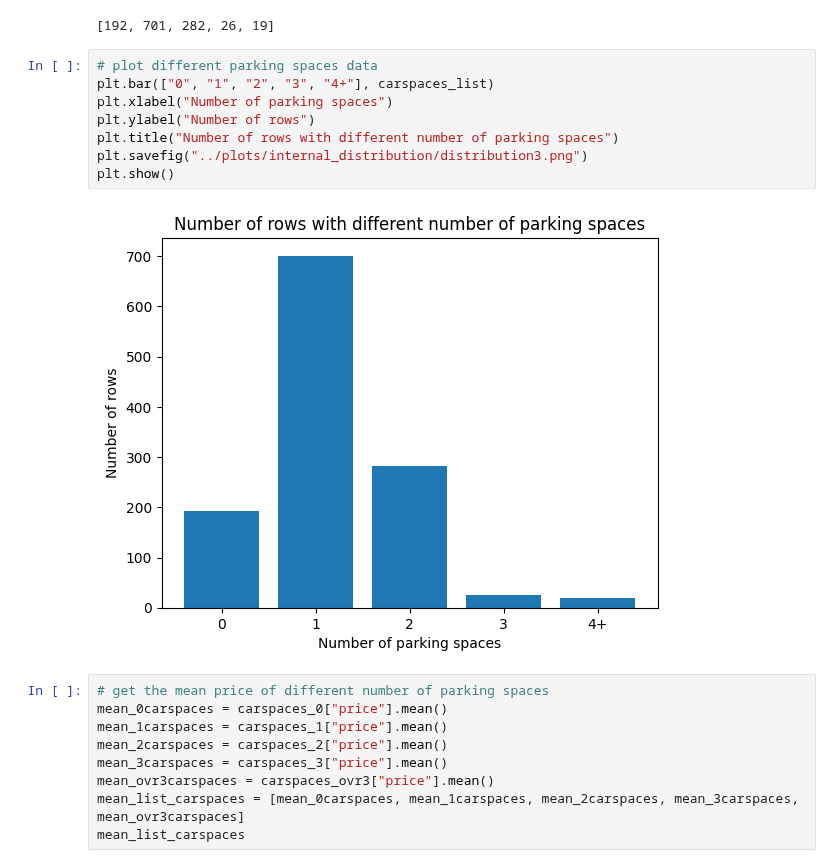
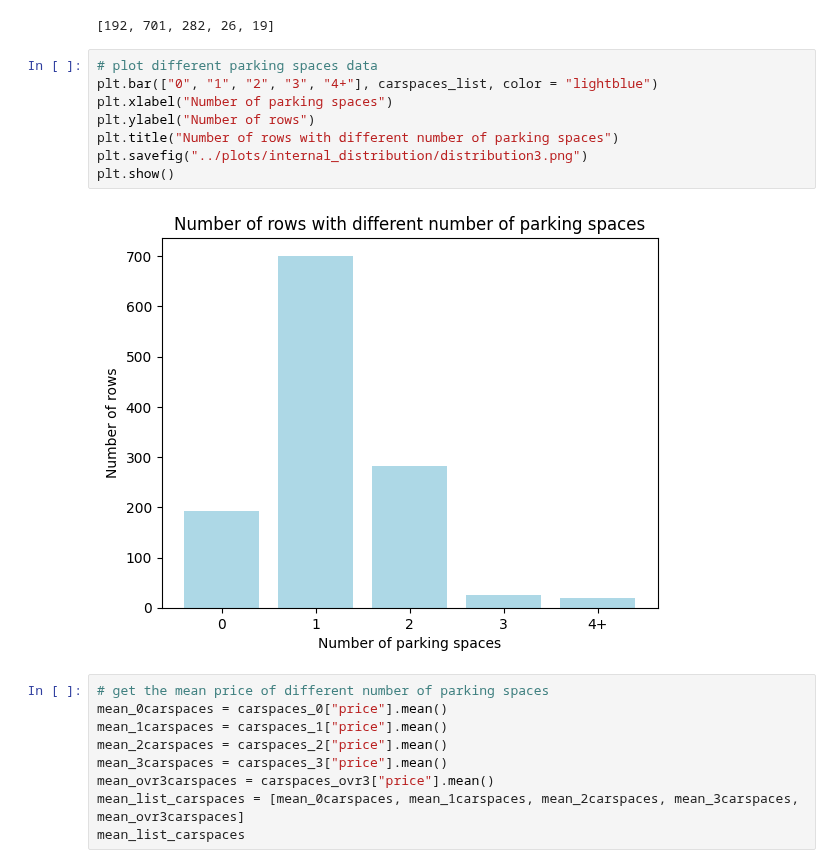
Before and after one commit to MAST30034-Applied-Data-Science/generic-real-estate-consulting-project-group-55, a Jupyter notebook: notebooks/rent_analysis.ipynb, the cells around one changed output. Cells and saved outputs as stored; diff of their text form.

```diff
--- a/notebooks/rent_analysis.ipynb
+++ b/notebooks/rent_analysis.ipynb
@@ -359,14 +348,14 @@ carspaces_list
 [192, 701, 282, 26, 19]
 # %%
 # plot different parking spaces data
-plt.bar(["0", "1", "2", "3", "4+"], carspaces_list)
+plt.bar(["0", "1", "2", "3", "4+"], carspaces_list, color = "lightblue")
 plt.xlabel("Number of parking spaces")
 plt.ylabel("Number of rows")
 plt.title("Number of rows with different number of parking spaces")
 plt.savefig("../plots/internal_distribution/distribution3.png")
 plt.show()
 # %% [output]
-[figure, old version]
+[figure, new version]
 # %%
 # get the mean price of different number of parking spaces
 mean_0carspaces = carspaces_0["price"].mean()
```
Also changed, not shown: parts of 14 cells of this notebook, 19 other files.
